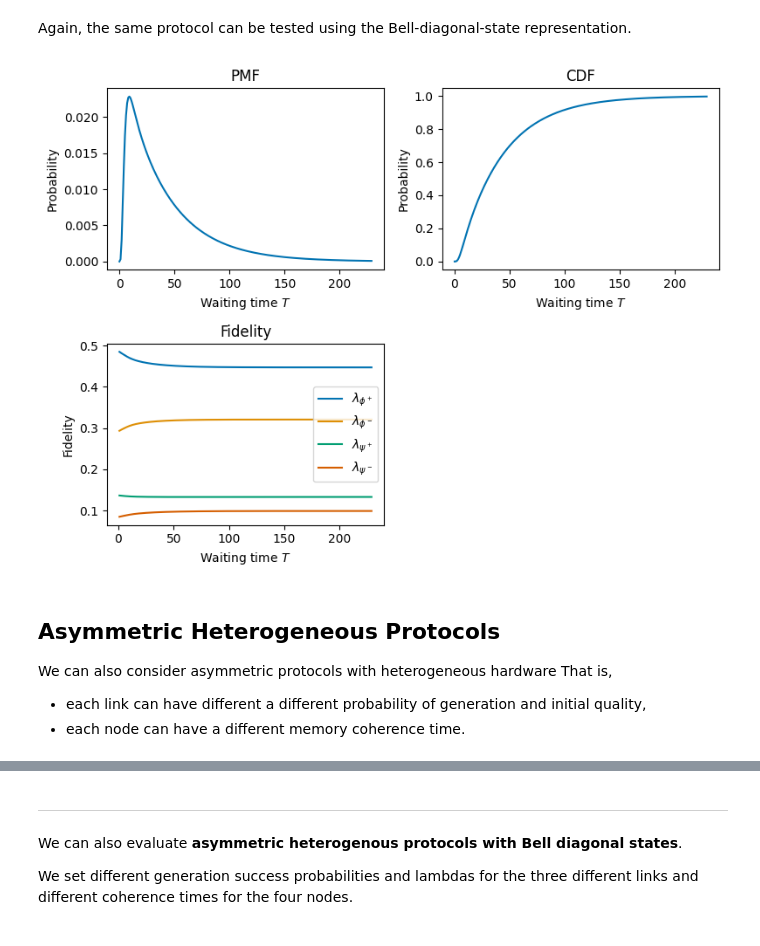
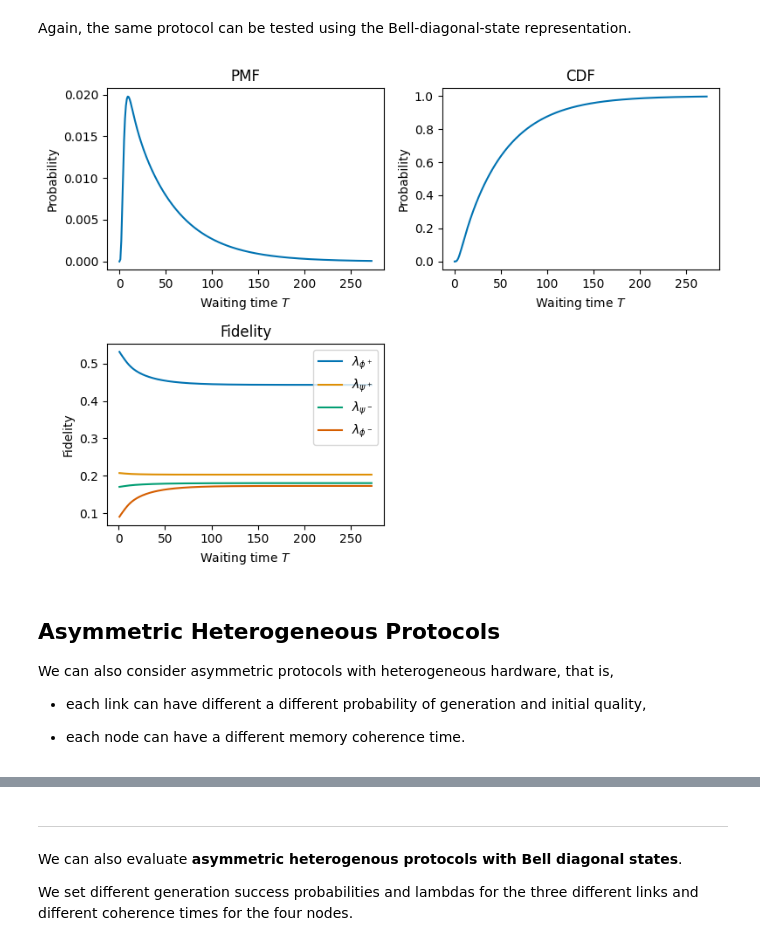
Before and after one commit to LorenzoLaCorte/lilla, a Jupyter notebook: tutorial.ipynb, the cells around one changed output, grey strips where cells are left out. Drawn from its saved outputs; the diff is of its cells as text; code cells hidden in the pictures.

Commit message:
Implement Real X states

```diff
--- a/tutorial.ipynb
+++ b/tutorial.ipynb
@@ -218,31 +296,32 @@ plt.show()
 # %% [markdown]
 Again, the same protocol can be tested using the Bell-diagonal-state representation.
 # %%
-state_type : QuantumState = BellState
-machinery = RepeaterChainEvaluation(state_type=state_type, twirling=False)
+state_type : QuantumState = PauliFourierState
+machinery = RepeaterChainEvaluation(state_type=state_type, w_twirling=False)
 parameters = {
     "protocol": asymmetric_protocol,
     "p_gen": 0.2,
     "p_swap": 0.5,
     "lambdas": [0.75, 0.13, 0.1, 0.02],
     "depolarizing_rate": 0.001, # depolarizing noise
     "dephasing_rate": 0.01,
     "t_trunc": 1000,
 }
 asym_bell_pmf, asym_l_func = machinery.asymmetric_homogeneous_protocol(parameters, number_of_segments=3)
 fig, axs = plot_algorithm(
     pmf=asym_bell_pmf,
-    fid_func=asym_l_func,
+    fid_func=mu_func_to_lambda_func(asym_l_func),
     legend_fid=["$\\lambda_{\\phi^+}$", "$\\lambda_{\\psi^+}$", "$\\lambda_{\\psi^-}$", "$\\lambda_{\\phi^-}$"],
 )
 plt.show()
 # %% [output]
-[figure, old version]
+[figure, new version]
 # %% [markdown]
 ## Asymmetric Heterogeneous Protocols
-We can also consider asymmetric protocols with heterogeneous hardware
-That is,
+We can also consider asymmetric protocols with heterogeneous hardware, that is,
+
 - each link can have different a different probability of generation and initial quality,
+
 - each node can have a different memory coherence time.
 # %%
 state_type : QuantumState = WernerState
```
Also changed, not shown: parts of 35 cells of this notebook, 17 other files.
